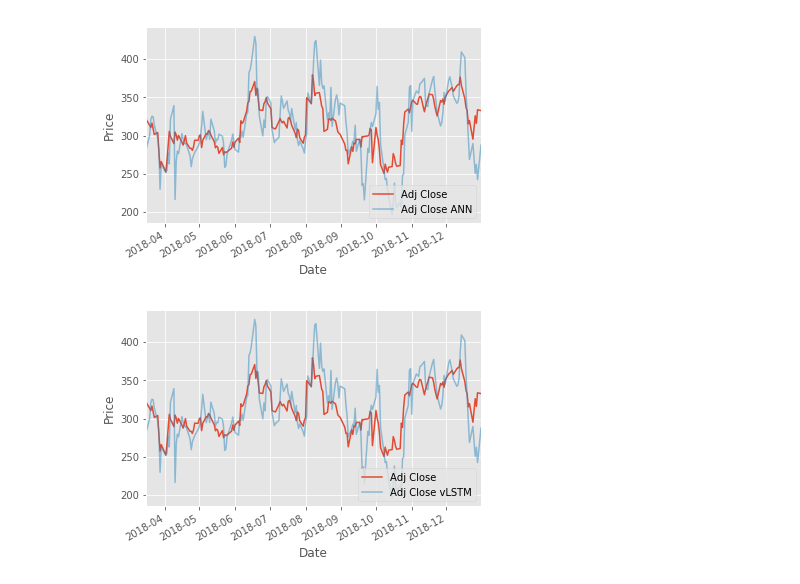
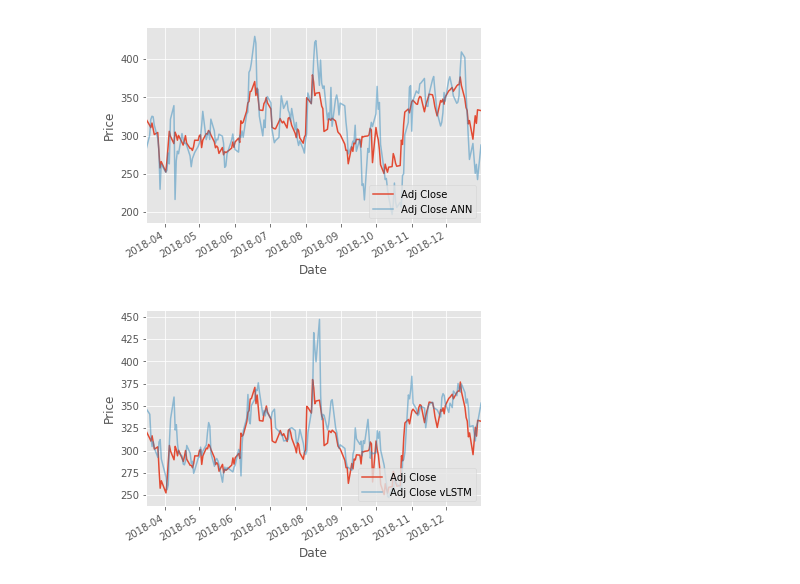
Before and after one commit to peeraponw/quick_stock_prediction, a Jupyter notebook: homework2.ipynb, the cells around one changed output. Cells and saved outputs as stored; diff of their text form; code cells hidden in the pictures.

Commit message:
fix lstm plot

```diff
--- a/homework2.ipynb
+++ b/homework2.ipynb
@@ -358,13 +358,14 @@ plt.show()
 # %% [output]
 [figure]
 # %%
-Adj_Close_pred  = best_ann.predict(X)
+X_lstm = np.reshape(X, (X.shape[0], 1, X.shape[1]))
+Adj_Close_pred  = best_vlstm.predict(X_lstm)
 dfreg['Adj Close vLSTM'] = Adj_Close_pred
 dfreg['Adj Close'].tail(200).plot()
 dfreg['Adj Close vLSTM'].tail(200).plot(alpha=0.5)
 plt.legend(loc=4)
 plt.xlabel('Date')
 plt.ylabel('Price')
 plt.show()
 # %% [output]
-[figure, old version]
+[figure, new version]
```
